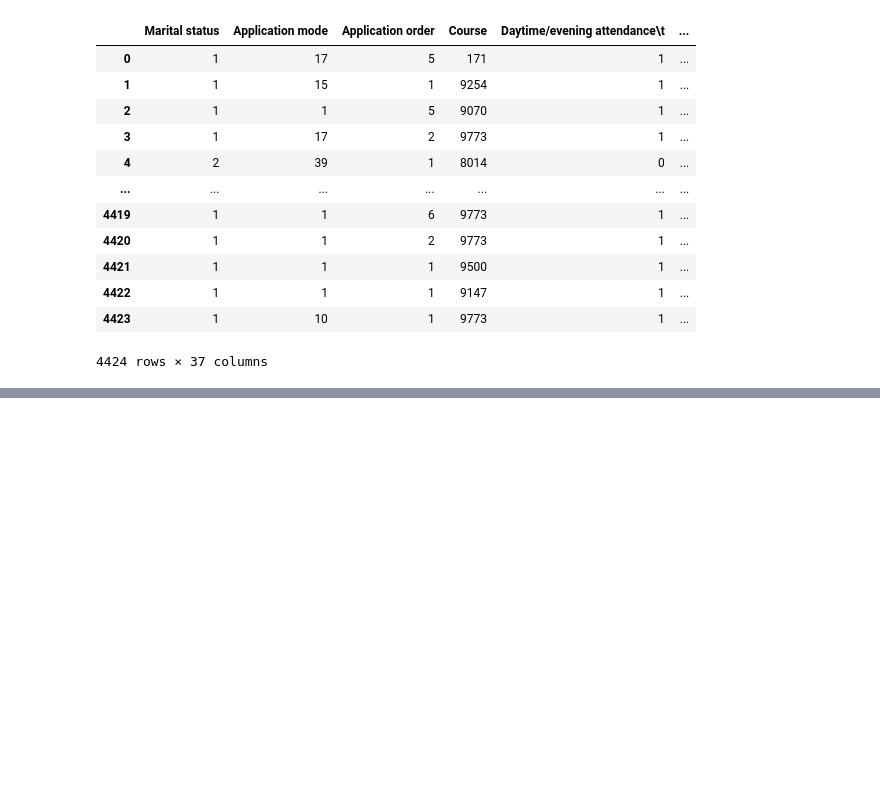
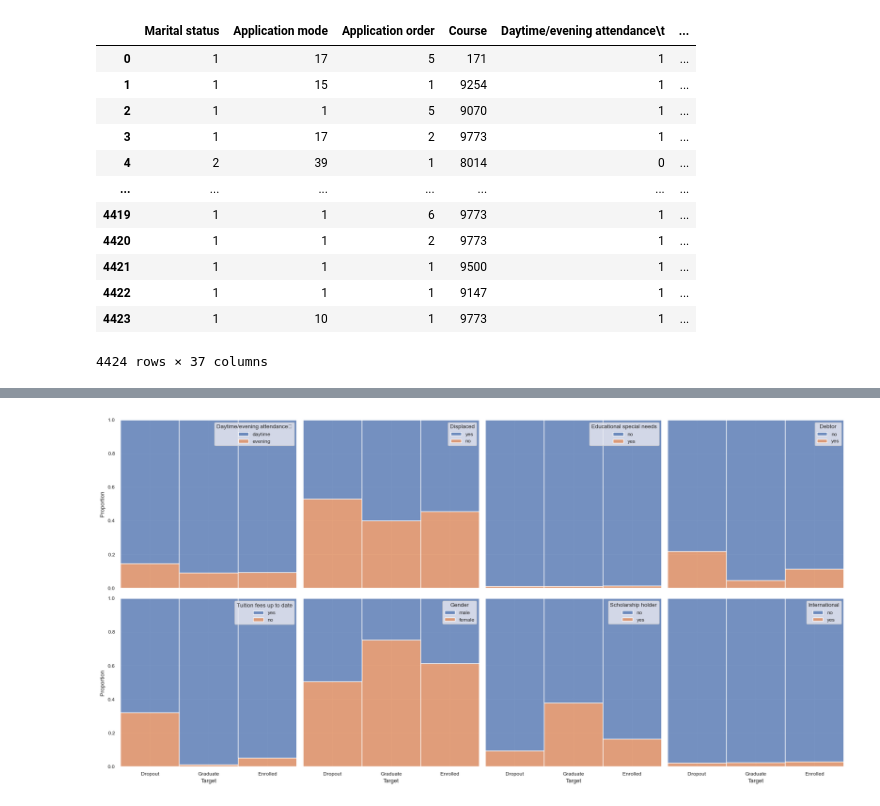
Before and after one commit to tcl002/CSE151AProject, a Jupyter notebook: StudentDropout.ipynb, the cells around one changed output, grey strips where cells are left out. Saved outputs shown, nothing was run; the diff lists cells and outputs as text; code cells hidden in the pictures; blank space fills up the shorter version.

```diff
--- a/StudentDropout.ipynb
+++ b/StudentDropout.ipynb
@@ -27,0 +116,16 @@ df
+# %%
+for var in binary:
+    df_vis[var] = df_vis.apply(lambda row: "yes" if row[var] == 1 else "no", axis=1)
+
+df_vis['Gender'] = df_vis.apply(lambda row: "female" if row['Gender'] == "no" else "male", axis=1)
+df_vis['Daytime/evening attendance\t'] = df_vis.apply(lambda row: "daytime" if row['Daytime/evening attendance\t'] == "yes" else "evening", axis=1)
+# %%
+sns.set(font_scale=0.8)
+figure, axes = plt.subplots(2,4, sharex = True, sharey = True, figsize = (18,9))
+for x in range(2):
+    for y in range(4):
+        sns.histplot(ax = axes[x,y], data = df_vis, x = "Target", hue = binary[4*x+y], multiple="fill", stat="proportion")
+figure.tight_layout()
+plt.show()
+# %% [output]
+[figure, added]
```
Also changed, not shown: parts of 14 cells of this notebook.
